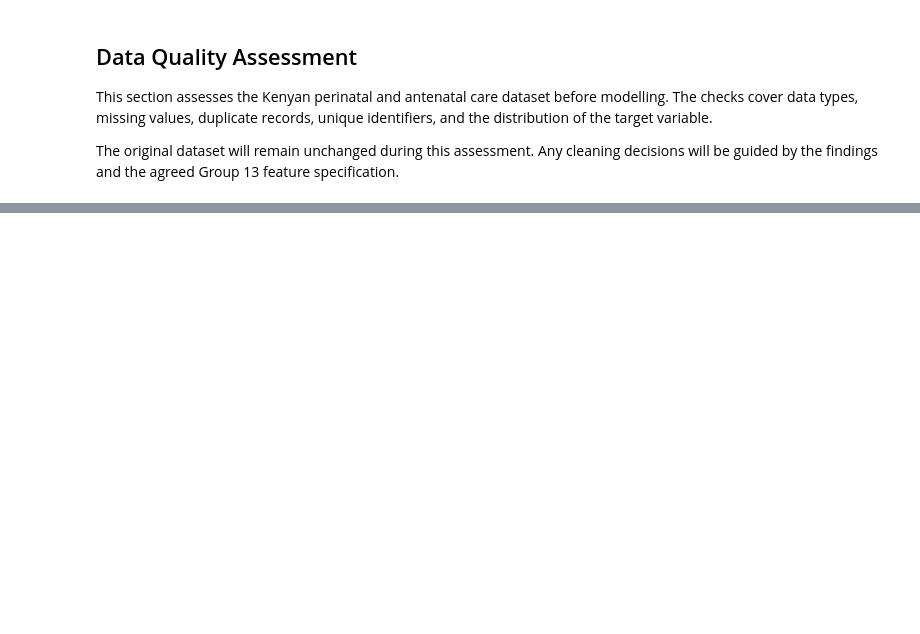
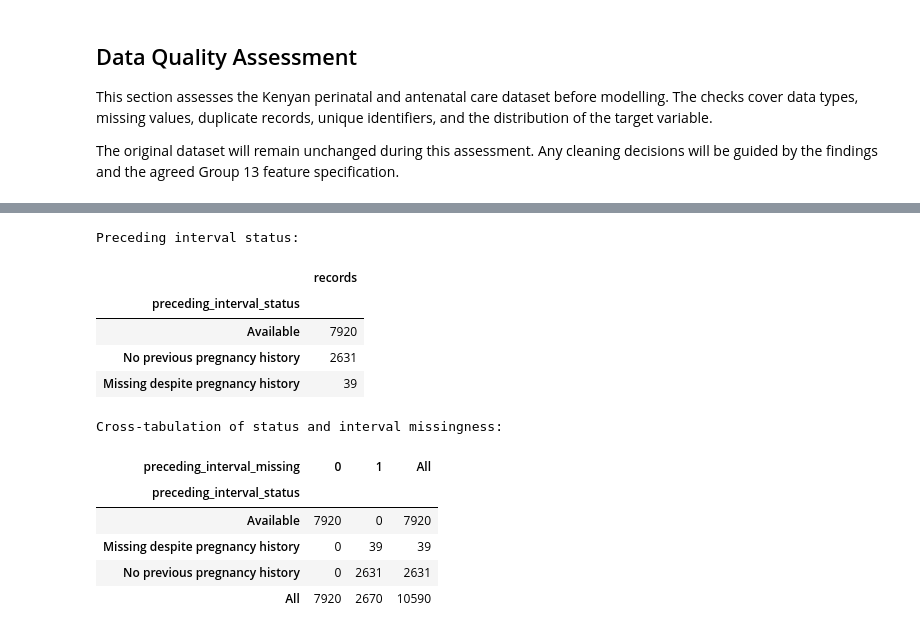
Before and after one commit to Ted-star7/Perinatal-risk, a Jupyter notebook: ml/notebooks/kenya/eda_perinatal_anc.ipynb, the cells around one changed output, grey strips where cells are left out. Saved outputs shown, nothing was run; the diff lists cells and outputs as text; code cells hidden in the pictures; blank space fills up the shorter version.

```diff
--- a/ml/notebooks/kenya/eda_perinatal_anc.ipynb
+++ b/ml/notebooks/kenya/eda_perinatal_anc.ipynb
@@ -853,0 +1554,68 @@ The initial audit confirms that the dataset contains the required predictors and
+# %%
+history_columns = [
+    "prior_live_births",
+    "prior_stillbirth",
+    "prior_loss",
+]
+
+history_complete = df_clean[history_columns].notna().all(axis=1)
+
+no_previous_history = (
+    history_complete
+    & df_clean[history_columns].eq(0).all(axis=1)
+)
+
+has_previous_history = (
+    history_complete
+    & df_clean[history_columns].gt(0).any(axis=1)
+)
+
+interval_missing = df_clean["preceding_interval_m"].isna()
+
+df_clean["preceding_interval_status"] = np.select(
+    [
+        ~interval_missing,
+        interval_missing & no_previous_history,
+        interval_missing & has_previous_history,
+        interval_missing & ~history_complete,
+    ],
+    [
+        "Available",
+        "No previous pregnancy history",
+        "Missing despite pregnancy history",
+        "History status unknown",
+    ],
+    default="Review required",
+)
+
+df_clean["preceding_interval_missing"] = interval_missing.astype("int8")
+df_clean["no_previous_pregnancy_history"] = no_previous_history.astype("int8")
+
+print("Preceding interval status:")
+display(
+    df_clean["preceding_interval_status"]
+    .value_counts(dropna=False)
+    .rename("records")
+    .to_frame()
+)
+
+print("\nCross-tabulation of status and interval missingness:")
+display(pd.crosstab(
+    df_clean["preceding_interval_status"],
+    df_clean["preceding_interval_missing"],
+    margins=True,
+))
+# %% [output]
+Preceding interval status:
+|  | records |
+| preceding_interval_status |  |
+| Available | 7920 |
+| No previous pregnancy history | 2631 |
+| Missing despite pregnancy history | 39 |
+Cross-tabulation of status and interval missingness:
+| preceding_interval_missing | 0 | 1 | All |
+| preceding_interval_status |  |  |  |
+| Available | 7920 | 0 | 7920 |
+| Missing despite pregnancy history | 0 | 39 | 39 |
+| No previous pregnancy history | 0 | 2631 | 2631 |
+| All | 7920 | 2670 | 10590 |
```
Also changed, not shown: parts of 58 cells of this notebook.
